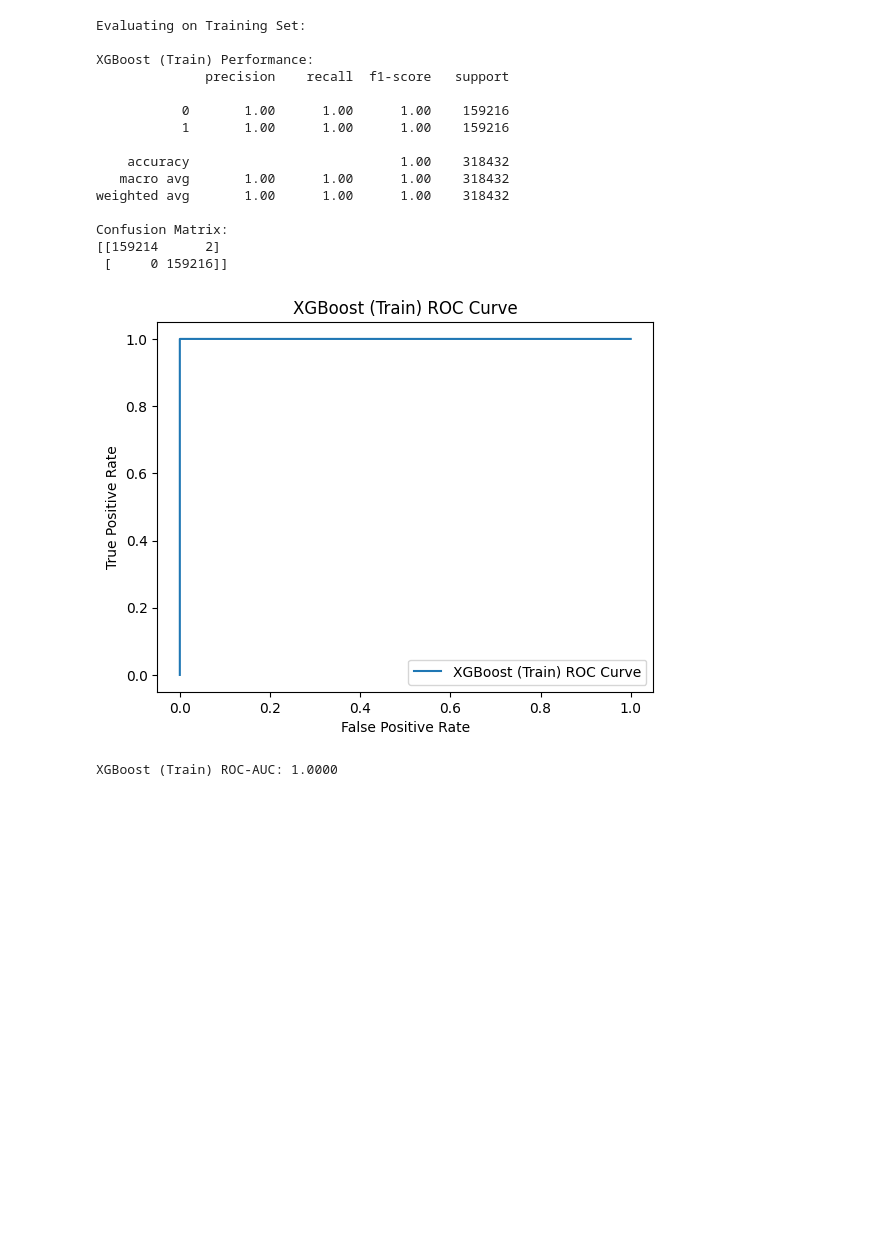
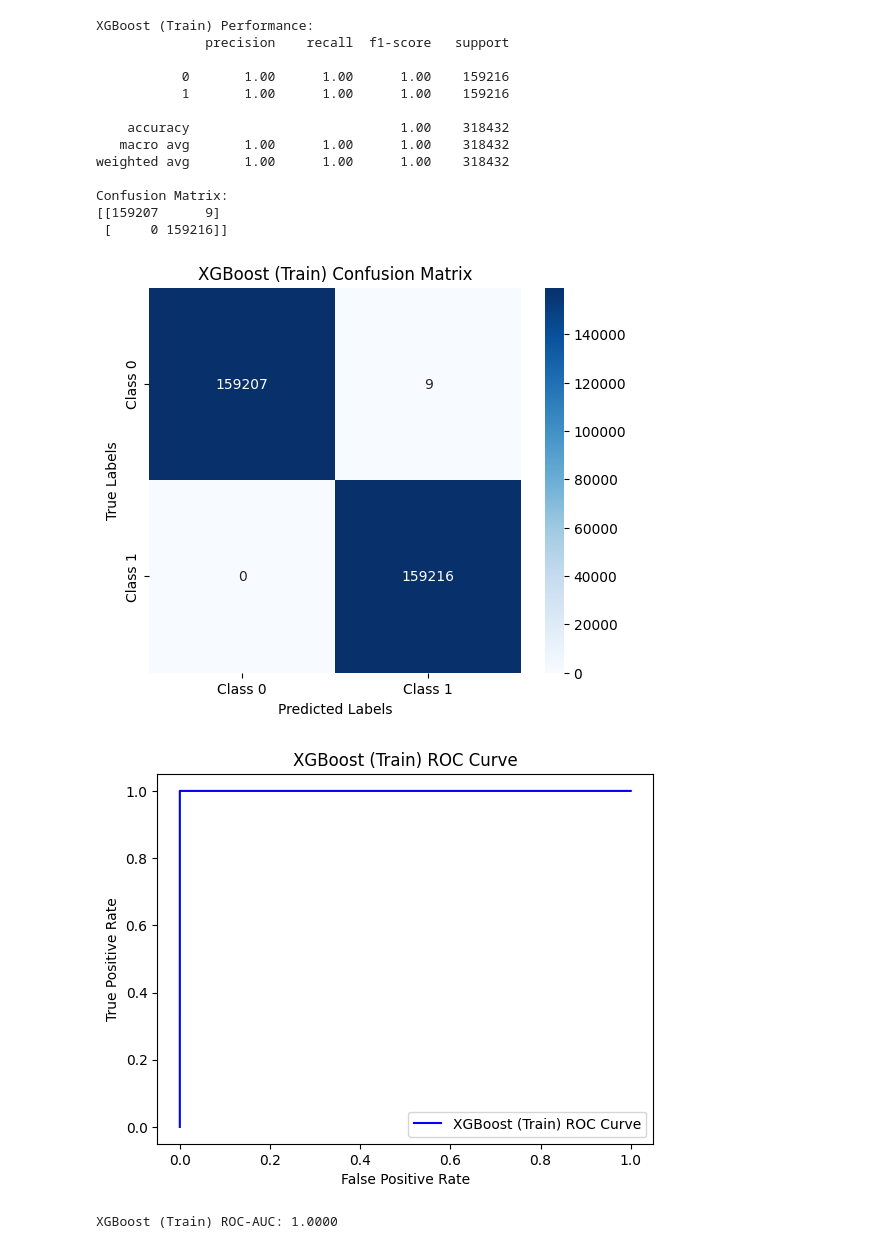
Before and after one commit to UdayKiran112/Credit-card-Fraud-Detection, a Jupyter notebook: Training Files/fraud_detect_xgboost.ipynb, the cells around one changed output. Cells and saved outputs as stored; diff of their text form; code cells hidden in the pictures; blank space fills up the shorter version.

Commit message:
XGBoost model updated

```diff
--- a/Training Files/fraud_detect_xgboost.ipynb
+++ b/Training Files/fraud_detect_xgboost.ipynb
@@ -151,33 +267,3 @@ y_test_pred_proba = xgb_model.predict_proba(X_test)[:, 1]
 y_train_pred = [1 if prob > 0.5 else 0 for prob in y_train_pred_proba]
 y_val_pred = [1 if prob > 0.5 else 0 for prob in y_val_pred_proba]
 y_test_pred = [1 if prob > 0.5 else 0 for prob in y_test_pred_proba]
-# %%
-from sklearn.metrics import precision_recall_curve, auc, f1_score
-import matplotlib.pyplot as plt
-
-# Assuming 'y_true' is the true labels and 'y_pred_proba' are the predicted probabilities
-# for the positive class (fraud class, class 1)
-
-# Predict probabilities for the positive class (class 1)
-y_pred_proba = xgb_model.predict_proba(X_val)[:, 1]  # X_val is your validation set
-
-# Calculate Precision-Recall curve
-precision, recall, _ = precision_recall_curve(y_val, y_pred_proba)
-
-# Calculate Precision-Recall AUC
-pr_auc = auc(recall, precision)
-
-# F1-Score for class 1 (fraud class)
-f1 = f1_score(y_val, (y_pred_proba > 0.5).astype(int))
-
-print(f'Precision-Recall AUC: {pr_auc:.4f}')
-print(f'F1-Score for class 1 (fraud): {f1:.4f}')
-
-# Plot Precision-Recall curve
-plt.figure(figsize=(8, 6))
-plt.plot(recall, precision, color='blue', label=f'PR AUC = {pr_auc:.4f}')
-plt.xlabel('Recall')
-plt.ylabel('Precision')
-plt.title('Precision-Recall Curve')
-plt.legend(loc='best')
-plt.show()
@@ -187,0 +331,3 @@ F1-Score for class 1 (fraud): 0.9996
+# %%
+# Learning Curve Analysis
+plot_learning_curve_with_best_params(X_train, y_train, X_val, y_val, best_params=best_params)
@@ -207,23 +399,23 @@ def evaluate_model(y_true, y_pred, y_pred_proba, model_name):
     return roc_auc
 # %%
-# Evaluate XGBoost on Training, Validation, and Test Sets
-print("Evaluating on Training Set:")
-train_roc_auc = evaluate_model(y_train, y_train_pred, y_train_pred_proba, "XGBoost (Train)")
+# Evaluate and plot for train data
+train_roc_auc = evaluate_and_plot(
+    y_train, y_train_pred, y_train_pred_proba, "XGBoost (Train)"
+)
 # %% [output]
-Evaluating on Training Set:
-
 XGBoost (Train) Performance:
               precision    recall  f1-score   support
 
            0       1.00      1.00      1.00    159216
            1       1.00      1.00      1.00    159216
 
     accuracy                           1.00    318432
    macro avg       1.00      1.00      1.00    318432
 weighted avg       1.00      1.00      1.00    318432
 
 Confusion Matrix:
-[[159214      2]
+[[159207      9]
  [     0 159216]]
-[figure, old version]
+[figure, new version]
+[figure, added]
 XGBoost (Train) ROC-AUC: 1.0000
```
Also changed, not shown: parts of 30 cells of this notebook, 1 other file.
